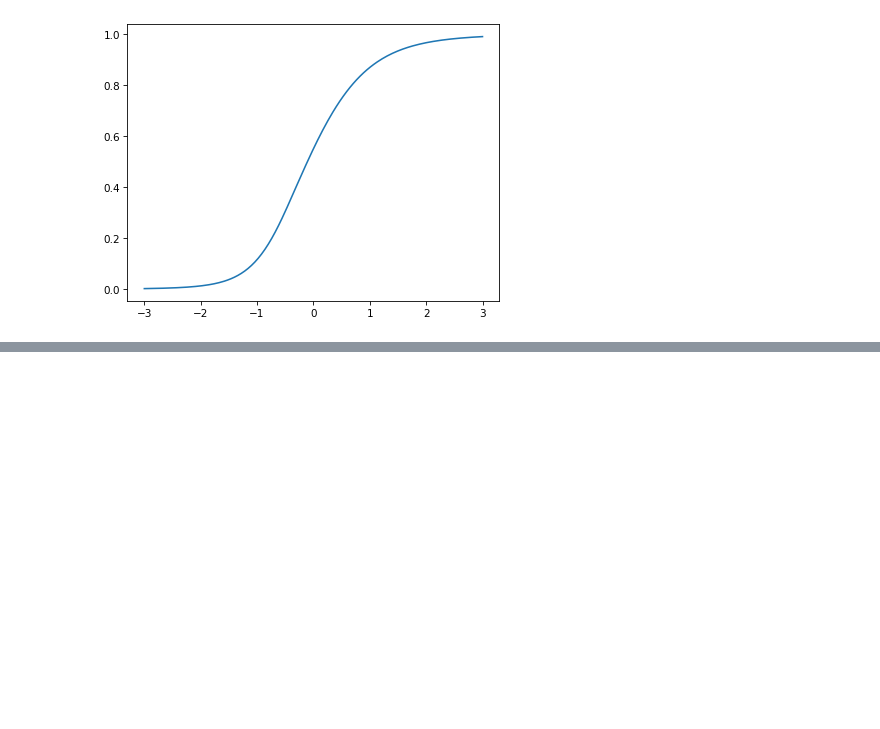
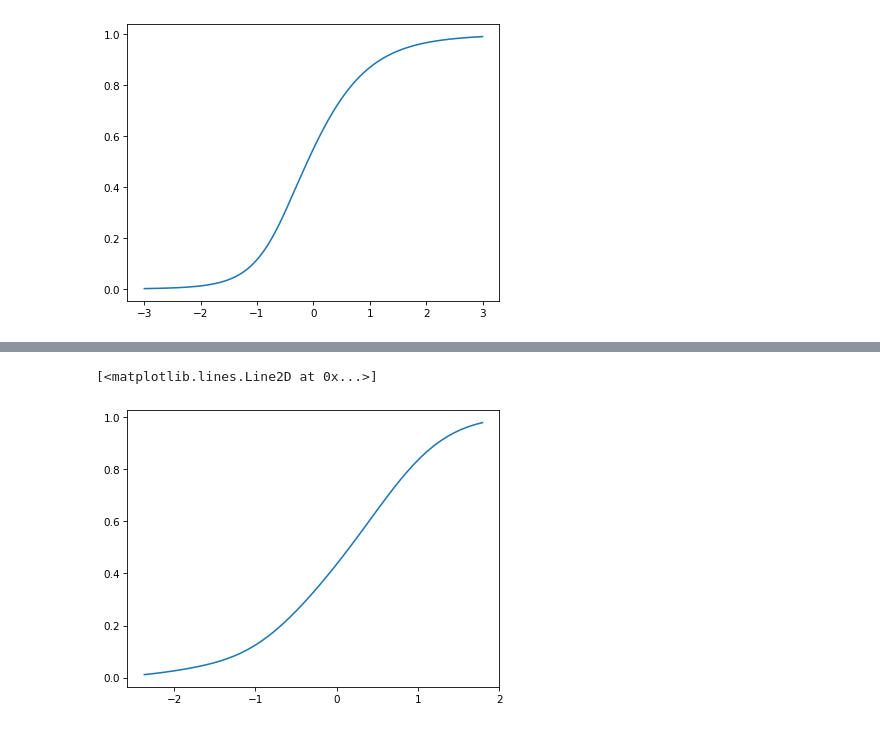
Before and after one commit to sorensenj50/Copula-Package, a Jupyter notebook: Notebook.ipynb, the cells around one changed output, grey strips where cells are left out. Drawn from its saved outputs; the diff is of its cells as text; code cells hidden in the pictures; blank space fills up the shorter version.

```diff
--- a/Notebook.ipynb
+++ b/Notebook.ipynb
@@ -207,0 +233,5 @@ ax.plot(x_range, pdf)
+# %%
+plt.plot(x_range, marginal.cdf(x_range))
+# %% [output]
+[<matplotlib.lines.Line2D at 0x...>]
+[figure, added]
```
Also changed, not shown: parts of 22 cells of this notebook, 2 other files.
